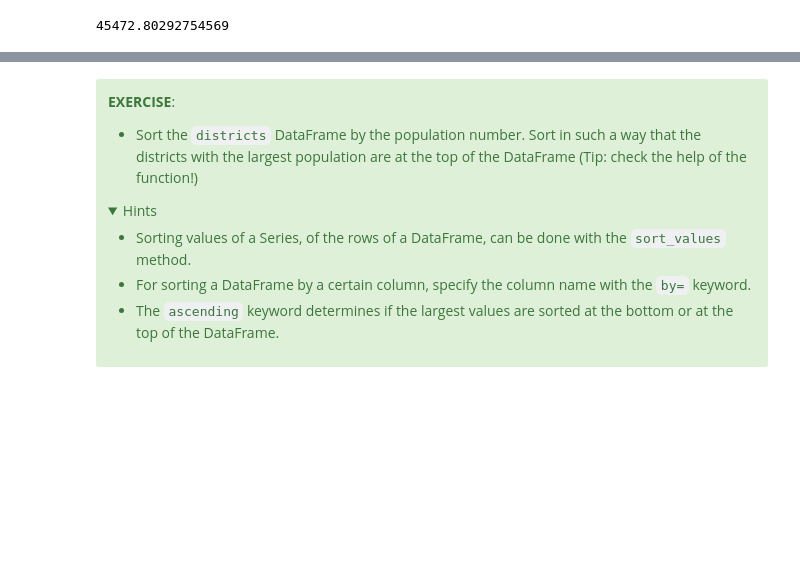
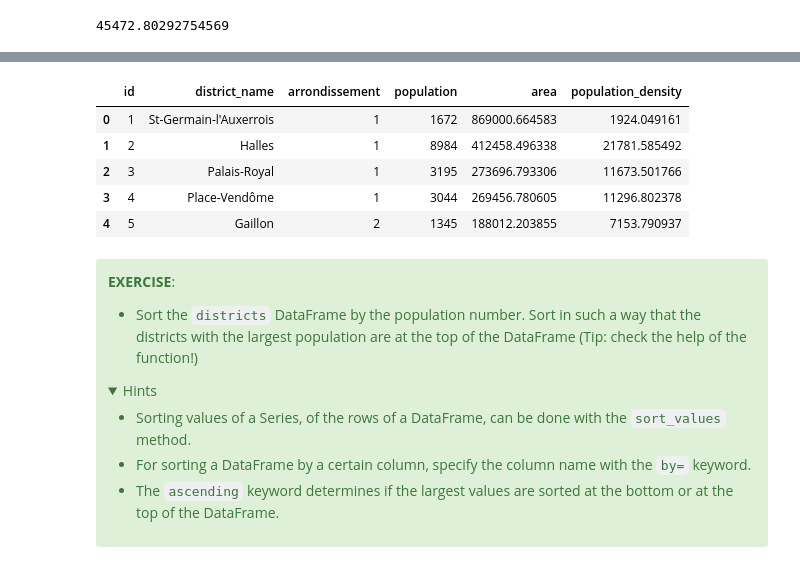
Before and after one commit to jorisvandenbossche/DS-python-geospatial, a Jupyter notebook: _solved/introdution-tabular-data.ipynb, the cells around one changed output, grey strips where cells are left out. Cells and saved outputs as stored; diff of their text form; code cells hidden in the pictures; folded sections open; blank space fills up the shorter version.

```diff
--- a/_solved/introdution-tabular-data.ipynb
+++ b/_solved/introdution-tabular-data.ipynb
@@ -387,3 +419,13 @@ population_density.max()
+# %%
+districts['population_density'] = districts["population"] / (districts["area"] / 1000**2)
+districts.head()
+# %% [output]
+|  | id | district_name | arrondissement | population | area | population_density |
+| 0 | 1 | St-Germain-l'Auxerrois | 1 | 1672 | 869000.664583 | 1924.049161 |
+| 1 | 2 | Halles | 1 | 8984 | 412458.496338 | 21781.585492 |
+| 2 | 3 | Palais-Royal | 1 | 3195 | 273696.793306 | 11673.501766 |
+| 3 | 4 | Place-Vendôme | 1 | 3044 | 269456.780605 | 11296.802378 |
+| 4 | 5 | Gaillon | 2 | 1345 | 188012.203855 | 7153.790937 |
 # %% [markdown]
 <div class="alert alert-success">
 
```
Also changed, not shown: parts of 4 cells of this notebook.
